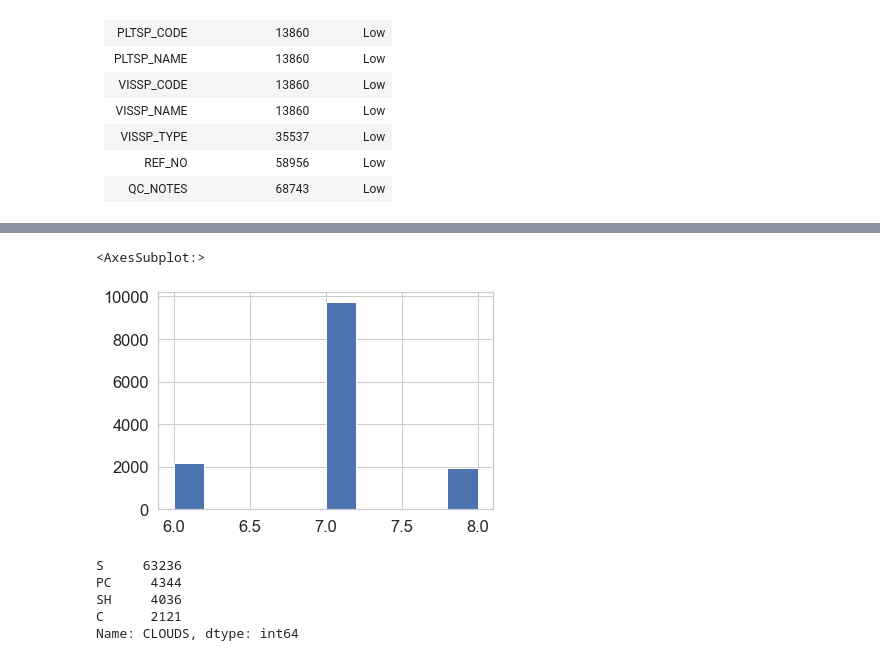
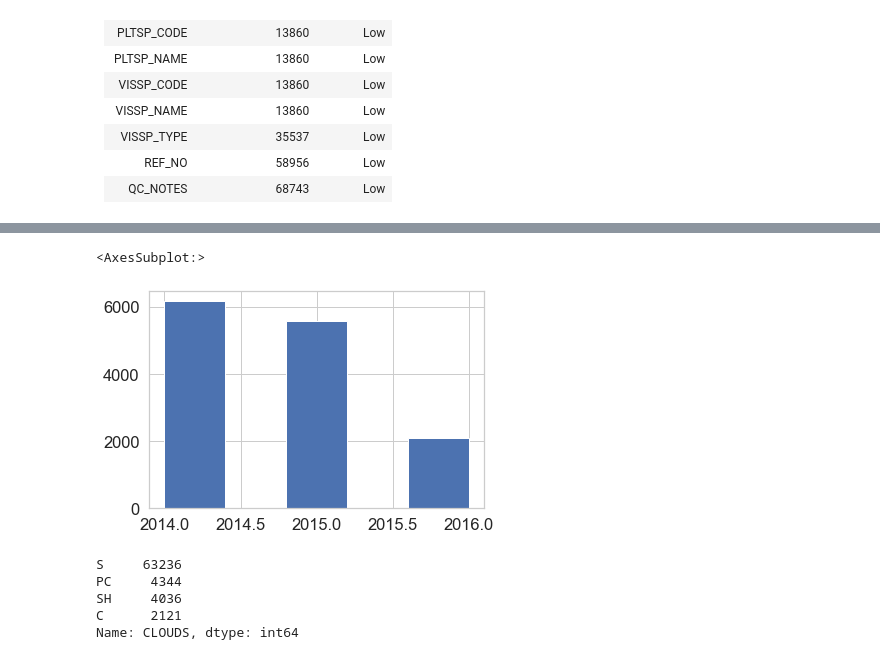
Before and after one commit to Emman-Lopez-Oso/DC200_GradProj, a Jupyter notebook: EDA_ELO.ipynb, the cells around one changed output, grey strips where cells are left out. Cells and saved outputs as stored; diff of their text form; code cells hidden in the pictures.

```diff
--- a/EDA_ELO.ipynb
+++ b/EDA_ELO.ipynb
@@ -171,9 +177,9 @@ QC_NOTES | 68743 | Low|
 # %%
-# Why
-df.loc[df['PLTSP_CODE'].isna(),'month'].hist()
+# show the observations that will be gone from each year.
+df.loc[df['PLTSP_CODE'].isna(),'year'].hist(bins=5)
 # %% [output]
 <AxesSubplot:>
-[figure, old version]
+[figure, new version]
 # %%
 df['CLOUDS'].value_counts()
 # %% [output]
```
Also changed, not shown: parts of 3 cells of this notebook.
